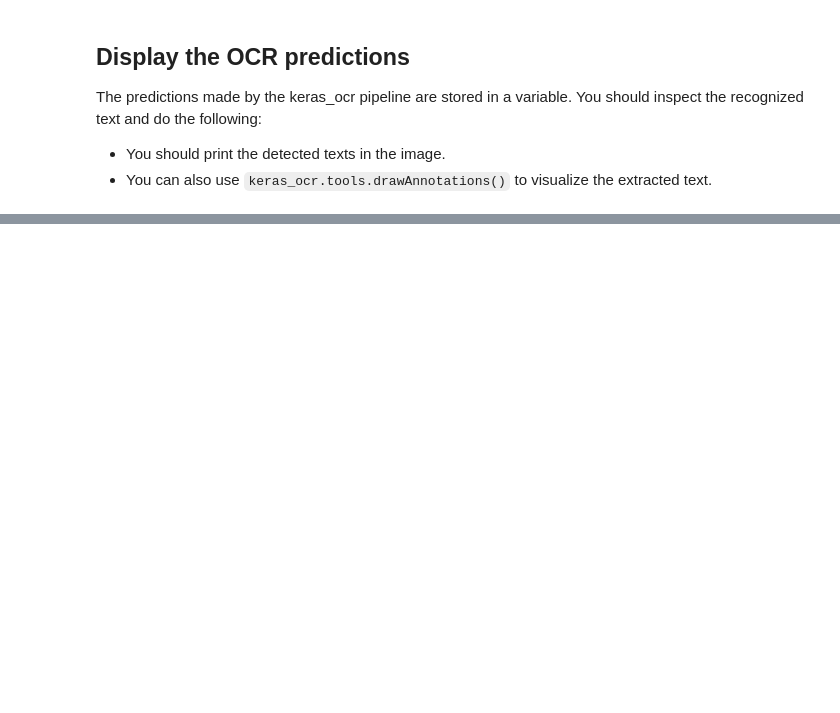
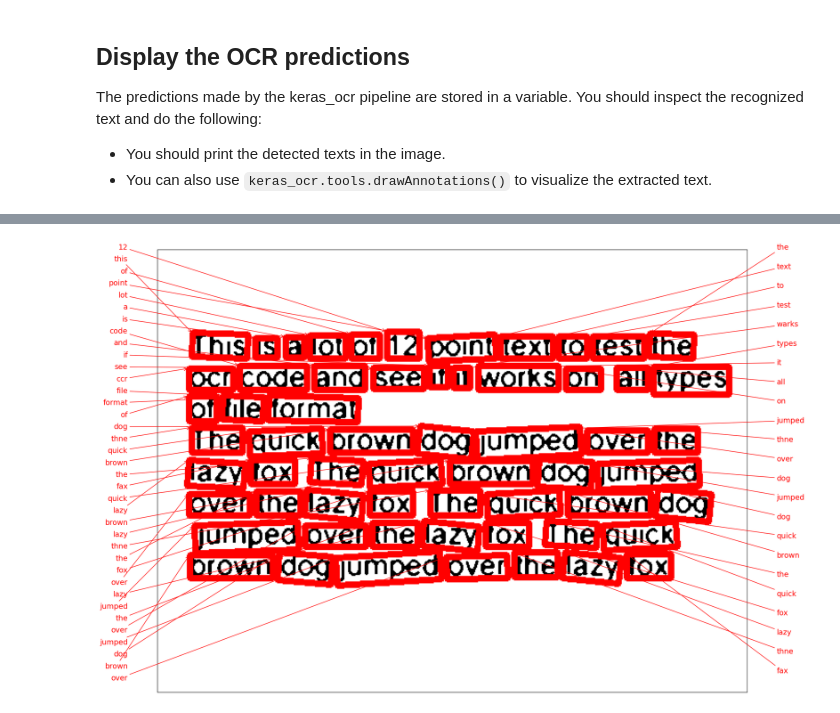
Before and after one commit to AbdullahHafiz30/Tuwaiq_Academy_T5_Week6, a Jupyter notebook: Practice Exercise/OCR_Practice_Exercise.ipynb, the cells around one changed output, grey strips where cells are left out. Drawn from its saved outputs; the diff is of its cells as text; code cells hidden in the pictures; blank space fills up the shorter version.

```diff
--- a/Practice Exercise/OCR_Practice_Exercise.ipynb
+++ b/Practice Exercise/OCR_Practice_Exercise.ipynb
@@ -176,0 +182,3 @@ Runs the OCR pipeline on the preprocessed image and extracts text.
+# %%
+image = cv2.cvtColor(bina, cv2.COLOR_GRAY2RGB)
+image.shape
@@ -176,0 +187,3 @@ Runs the OCR pipeline on the preprocessed image and extracts text.
+# %%
+image = cv2.cvtColor(image, cv2.COLOR_BGR2RGB)
+image.shape
@@ -176,0 +192,4 @@ Runs the OCR pipeline on the preprocessed image and extracts text.
+# %%
+image = [image]
+# %%
+prediction_groups = pipeline.recognize(image)
@@ -181,0 +226,6 @@ The predictions made by the keras_ocr pipeline are stored in a variable. You sho
+# %%
+fig, axs = plt.subplots(figsize=(20, 20))
+keras_ocr.tools.drawAnnotations(image=image[0], predictions=prediction_groups[0], ax=axs)
+plt.show()
+# %% [output]
+[figure, added]
```
Also changed, not shown: parts of 9 cells of this notebook.
